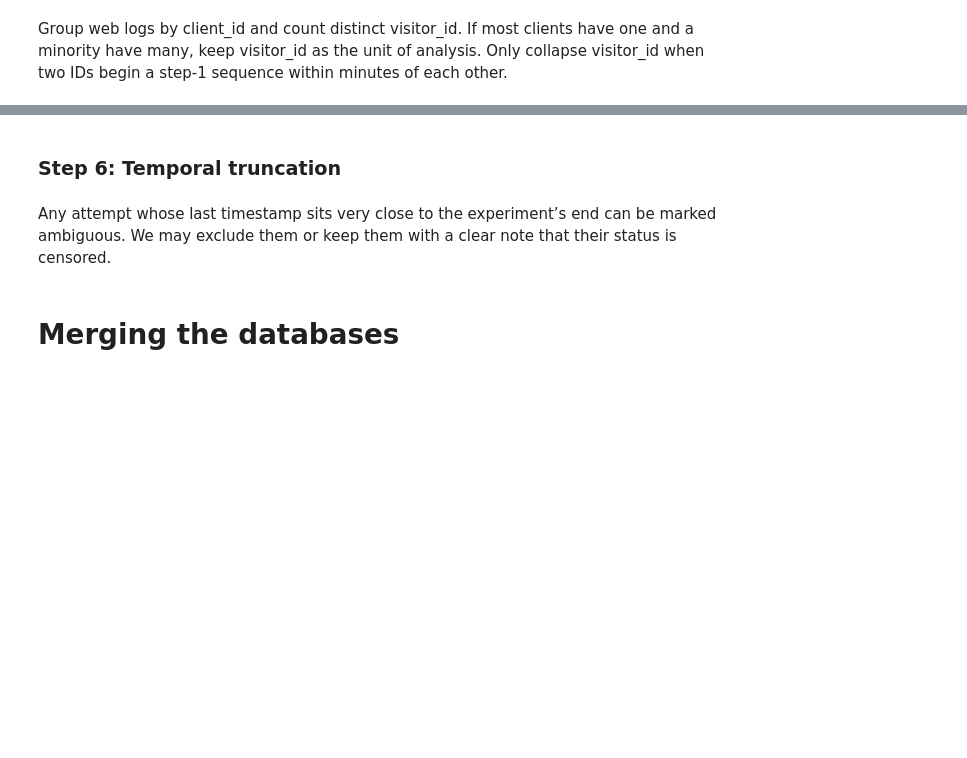
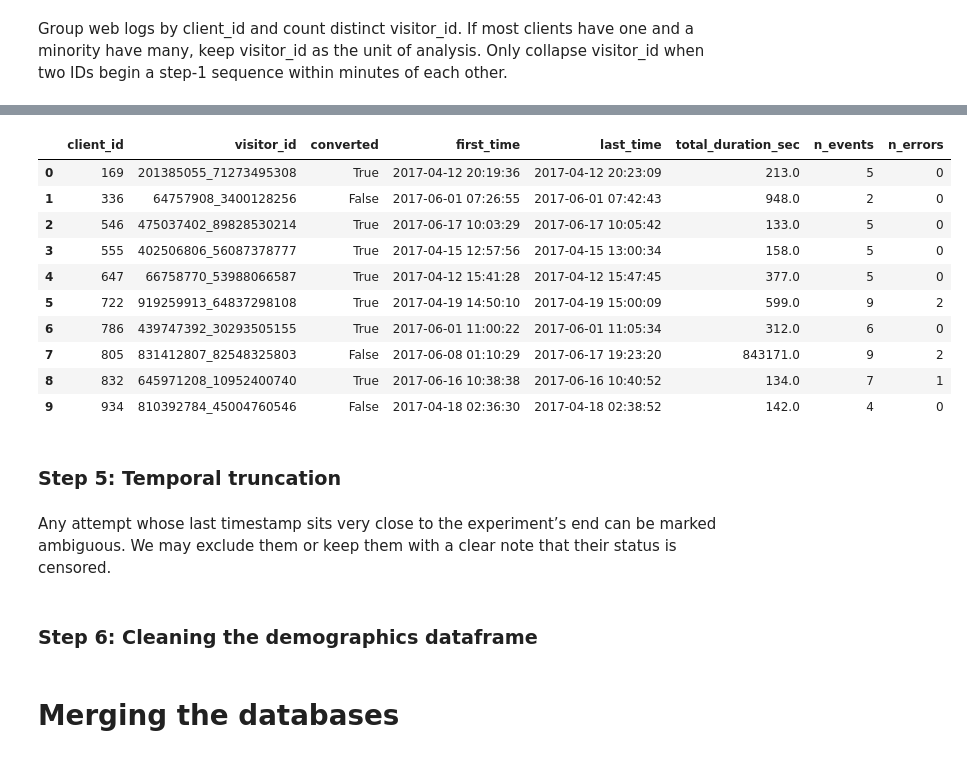
Before and after one commit to ChVlachakis/house-greyjoy, a Jupyter notebook: notebooks/data_import_meriem.ipynb, the cells around one changed output, grey strips where cells are left out. Saved outputs shown, nothing was run; the diff lists cells and outputs as text; code cells hidden in the pictures; blank space fills up the shorter version.

```diff
--- a/notebooks/data_import_meriem.ipynb
+++ b/notebooks/data_import_meriem.ipynb
@@ -212,0 +173,4 @@ Within each sorted sequence, compute time between steps, derive a success flag p
+# %%
+# now we will format the date_time in a way that we can easier work with it later.
+final_web_data_df["date_time"] = pd.to_datetime(final_web_data_df["date_time"])
+final_web_data_df.dtypes
@@ -212,0 +241,5 @@ Within each sorted sequence, compute time between steps, derive a success flag p
+# %%
+# now we will identify suspicious timelines where the steps jump backwards too far.
+final_web_data_df["step_anomaly"] = final_web_data_df["step_diff"] < -1
+final_web_data_df["step_anomaly"].value_counts()
+final_web_data_df.head(5)
@@ -213,7 +346,37 @@ Within each sorted sequence, compute time between steps, derive a success flag p
+# %%
+# Lastly, I will create a new dataframe that contains infomration about the converted attempts (sessions) per client_id
+attempts_df = (
+    clean_web_data_df
+    .groupby(["client_id", "visitor_id"])
+    .agg(
+        converted = ("step_outcome", lambda s: (s == "completed").any()),
+        first_time = ("date_time", "min"),
+        last_time  = ("date_time", "max"),
+        total_duration_sec = ("duration_seconds", "sum"),
+        n_events = ("process_step_num", "count"),
+        n_errors = ("step_outcome", lambda s: (s == "error").sum())
+    )
+    .reset_index()
+)
+attempts_df.head(10)
+# %% [output]
+|  | client_id | visitor_id | converted | first_time | last_time | total_duration_sec | n_events | n_errors |
+| 0 | 169 | 201385055_71273495308 | True | 2017-04-12 20:19:36 | 2017-04-12 20:23:09 | 213.0 | 5 | 0 |
+| 1 | 336 | 64757908_3400128256 | False | 2017-06-01 07:26:55 | 2017-06-01 07:42:43 | 948.0 | 2 | 0 |
+| 2 | 546 | 475037402_89828530214 | True | 2017-06-17 10:03:29 | 2017-06-17 10:05:42 | 133.0 | 5 | 0 |
+| 3 | 555 | 402506806_56087378777 | True | 2017-04-15 12:57:56 | 2017-04-15 13:00:34 | 158.0 | 5 | 0 |
+| 4 | 647 | 66758770_53988066587 | True | 2017-04-12 15:41:28 | 2017-04-12 15:47:45 | 377.0 | 5 | 0 |
+| 5 | 722 | 919259913_64837298108 | True | 2017-04-19 14:50:10 | 2017-04-19 15:00:09 | 599.0 | 9 | 2 |
+| 6 | 786 | 439747392_30293505155 | True | 2017-06-01 11:00:22 | 2017-06-01 11:05:34 | 312.0 | 6 | 0 |
+| 7 | 805 | 831412807_82548325803 | False | 2017-06-08 01:10:29 | 2017-06-17 19:23:20 | 843171.0 | 9 | 2 |
+| 8 | 832 | 645971208_10952400740 | True | 2017-06-16 10:38:38 | 2017-06-16 10:40:52 | 134.0 | 7 | 1 |
+| 9 | 934 | 810392784_45004760546 | False | 2017-04-18 02:36:30 | 2017-04-18 02:38:52 | 142.0 | 4 | 0 |
 # %% [markdown]
-### Step 6: Temporal truncation
+### Step 5: Temporal truncation
 # %% [markdown]
 Any attempt whose last timestamp sits very close to the experiment’s end can be marked ambiguous. We may exclude them or keep them with a clear note that their status is censored.
+# %% [markdown]
+### Step 6: Cleaning the demographics dataframe
 # %% [markdown]
 # Merging the databases
 # %% [markdown]
```
Also changed, not shown: parts of 31 cells of this notebook.
